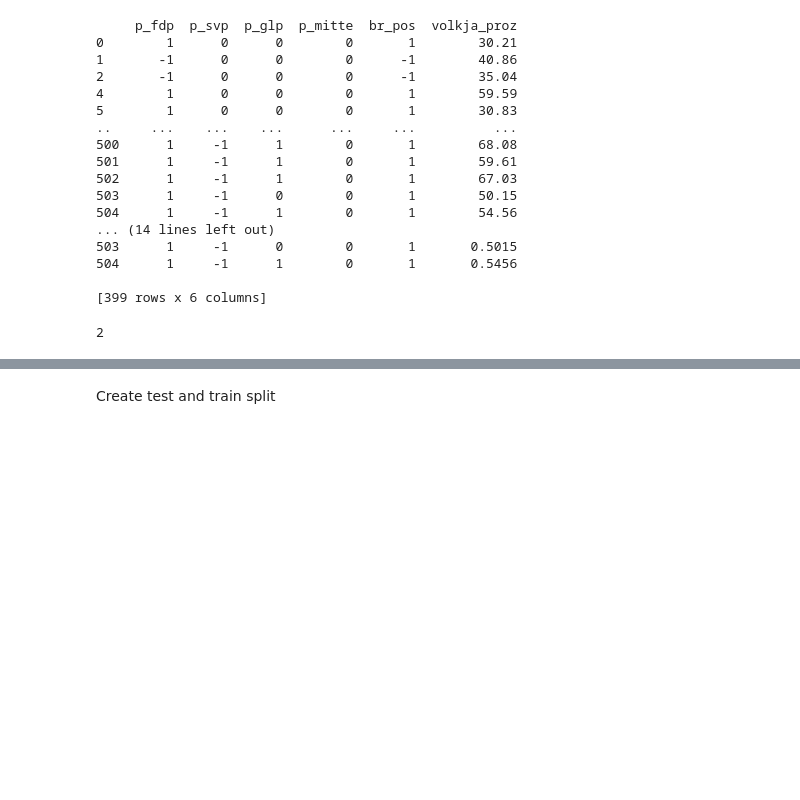
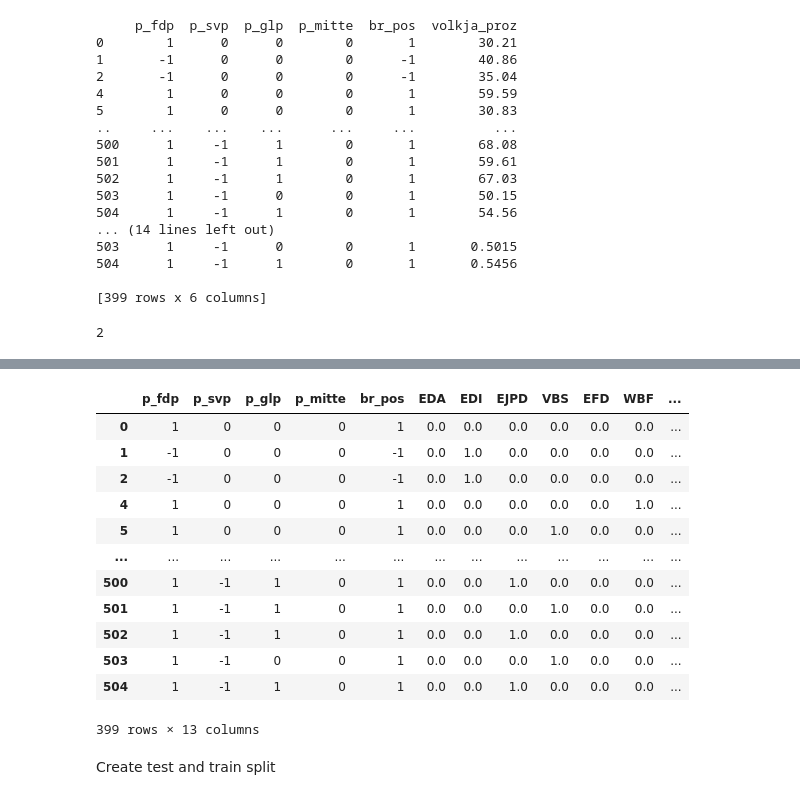
Before and after one commit to DJAntivenom/swiss-vote-prediction, a Jupyter notebook: src/nn_1.0_ltognoni.ipynb, the cells around one changed output, grey strips where cells are left out. Drawn from its saved outputs; the diff is of its cells as text; code cells hidden in the pictures; blank space fills up the shorter version.

Commit message:
Versuche mit onehot encoding NN geht nicht

```diff
--- a/src/nn_1.0_ltognoni.ipynb
+++ b/src/nn_1.0_ltognoni.ipynb
@@ -148,0 +95,4 @@ pd.concat([votes[parties],df_onehot], axis = 1)
+# %%
+df_onehot = pd.DataFrame(onehot_np, columns = ['EDA','EDI','EJPD','VBS','EFD','WBF','UVEK','BK'], index = votes[parties].index)
+print(df_onehot.head(505))
+print(len(df_onehot))
@@ -149,3 +115,21 @@ pd.concat([votes[parties],df_onehot], axis = 1)
+# %%
+#features = [votes[parties], onehot]
+features = pd.concat([votes[parties],df_onehot], axis = 1)
+features.head(399)
+# %% [output]
+|  | p_fdp | p_svp | p_glp | p_mitte | br_pos | EDA | EDI | EJPD | VBS | EFD | WBF | ... |
+| 0 | 1 | 0 | 0 | 0 | 1 | 0.0 | 0.0 | 0.0 | 0.0 | 0.0 | 0.0 | ... |
+| 1 | -1 | 0 | 0 | 0 | -1 | 0.0 | 1.0 | 0.0 | 0.0 | 0.0 | 0.0 | ... |
+| 2 | -1 | 0 | 0 | 0 | -1 | 0.0 | 1.0 | 0.0 | 0.0 | 0.0 | 0.0 | ... |
+| 4 | 1 | 0 | 0 | 0 | 1 | 0.0 | 0.0 | 0.0 | 0.0 | 0.0 | 1.0 | ... |
+| 5 | 1 | 0 | 0 | 0 | 1 | 0.0 | 0.0 | 0.0 | 1.0 | 0.0 | 0.0 | ... |
+| ... | ... | ... | ... | ... | ... | ... | ... | ... | ... | ... | ... | ... |
+| 500 | 1 | -1 | 1 | 0 | 1 | 0.0 | 0.0 | 1.0 | 0.0 | 0.0 | 0.0 | ... |
+| 501 | 1 | -1 | 1 | 0 | 1 | 0.0 | 0.0 | 0.0 | 1.0 | 0.0 | 0.0 | ... |
+| 502 | 1 | -1 | 1 | 0 | 1 | 0.0 | 0.0 | 1.0 | 0.0 | 0.0 | 0.0 | ... |
+| 503 | 1 | -1 | 0 | 0 | 1 | 0.0 | 0.0 | 0.0 | 1.0 | 0.0 | 0.0 | ... |
+| 504 | 1 | -1 | 1 | 0 | 1 | 0.0 | 0.0 | 1.0 | 0.0 | 0.0 | 0.0 | ... |
+399 rows × 13 columns
 # %% [markdown]
 Create test and train split
 # %%
```
Also changed, not shown: parts of 7 cells of this notebook.
